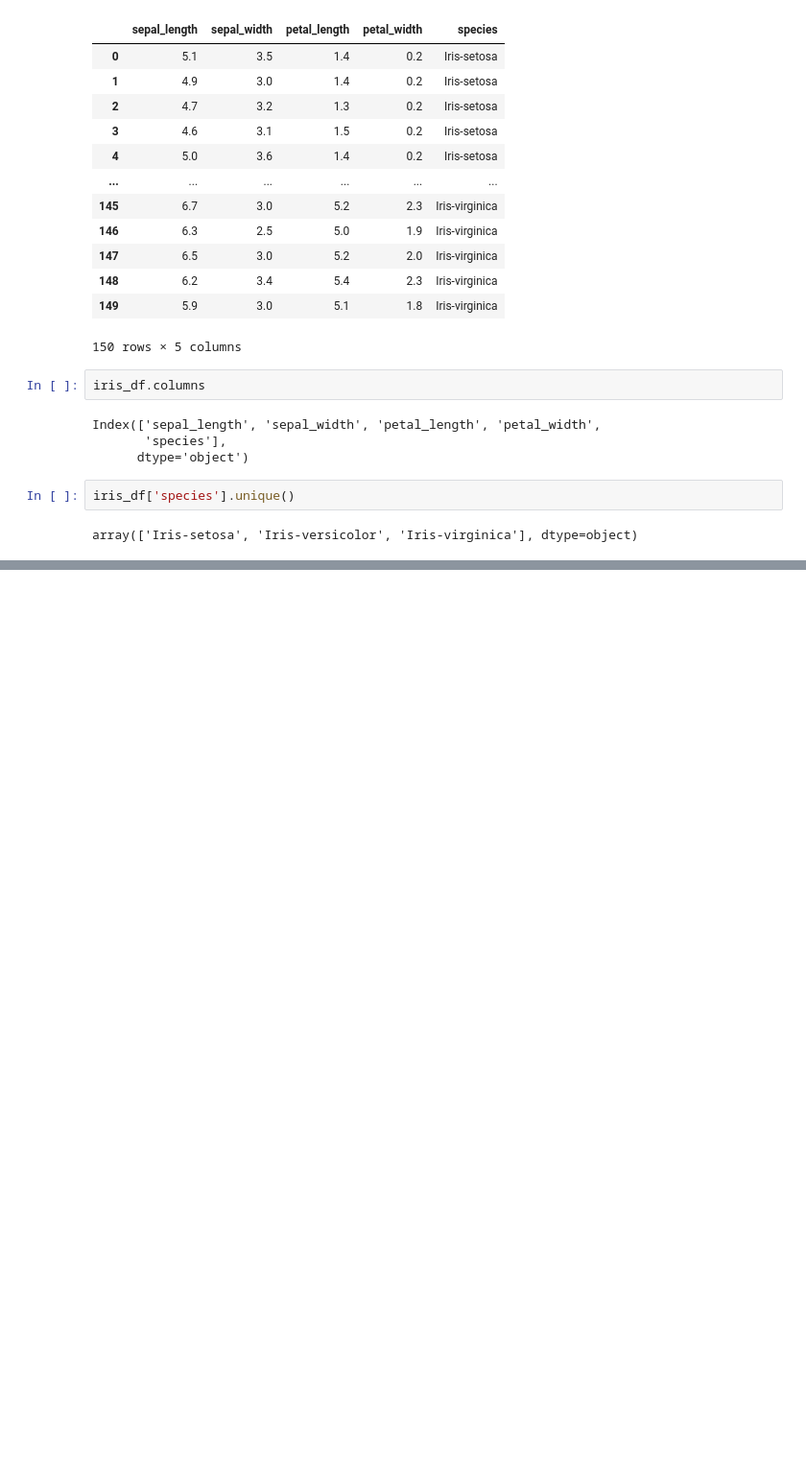
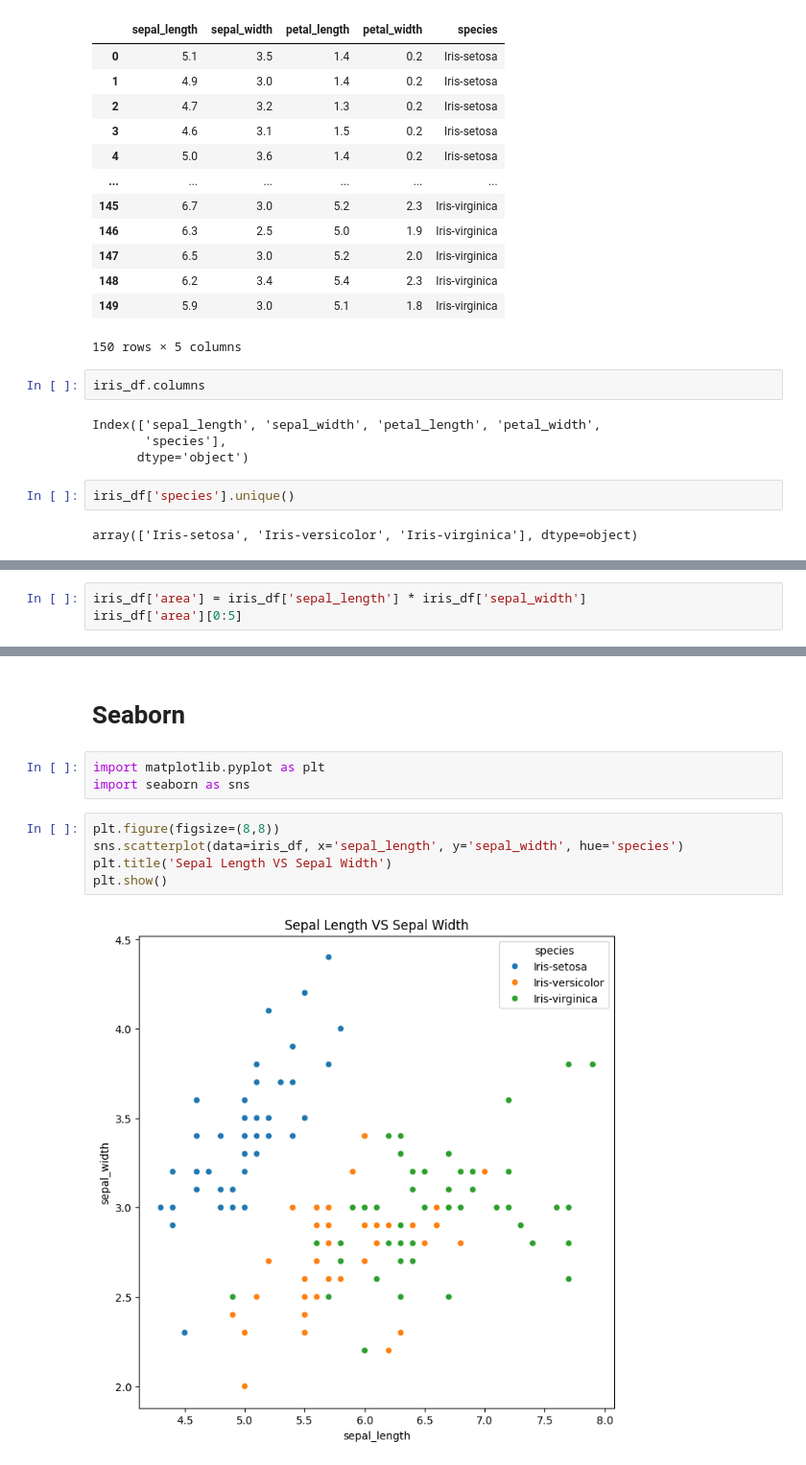
Before and after one commit to shash365/iitkgp-aiml, a Jupyter notebook: 2024_02_22_NumpyPandas.ipynb, the cells around one changed output, grey strips where cells are left out. Shown at 96% size. Cells and saved outputs as stored; diff of their text form; blank space fills up the shorter version.

```diff
--- a/2024_02_22_NumpyPandas.ipynb
+++ b/2024_02_22_NumpyPandas.ipynb
@@ -49,0 +328,3 @@ array(['Iris-setosa', 'Iris-versicolor', 'Iris-virginica'], dtype=object)
+# %%
+iris_df['area'] = iris_df['sepal_length'] * iris_df['sepal_width']
+iris_df['area'][0:5]
@@ -49,0 +379,12 @@ array(['Iris-setosa', 'Iris-versicolor', 'Iris-virginica'], dtype=object)
+# %% [markdown]
+# Seaborn
+# %%
+import matplotlib.pyplot as plt
+import seaborn as sns
+# %%
+plt.figure(figsize=(8,8))
+sns.scatterplot(data=iris_df, x='sepal_length', y='sepal_width', hue='species')
+plt.title('Sepal Length VS Sepal Width')
+plt.show()
+# %% [output]
+[figure, added]
```
Also changed, not shown: parts of 68 cells of this notebook.
